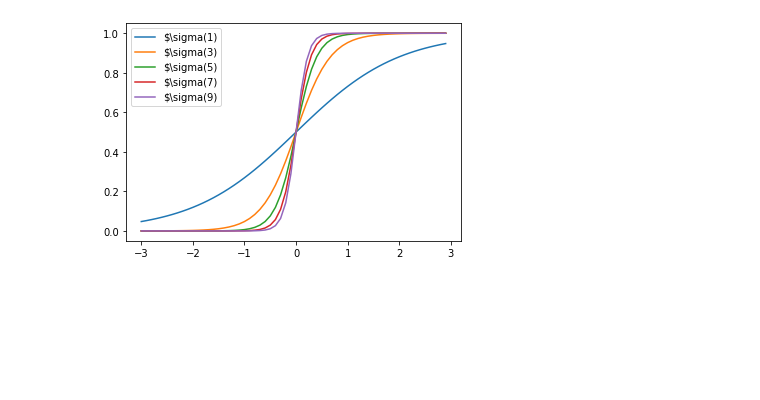
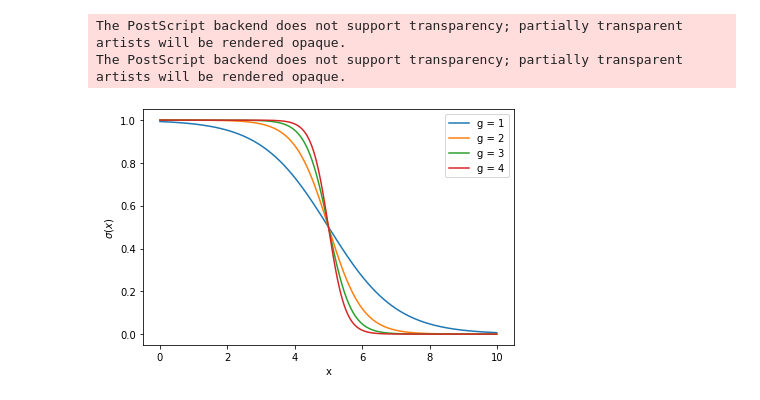
Before and after one commit to Jensbeltman/masterRepo, a Jupyter notebook: scripts/sigmoid_plot.ipynb, the cells around one changed output. Saved outputs shown, nothing was run; the diff lists cells and outputs as text; code cells hidden in the pictures; blank space fills up the shorter version.

```diff
--- a/scripts/sigmoid_plot.ipynb
+++ b/scripts/sigmoid_plot.ipynb
@@ -4,16 +4,23 @@ import numpy as np
 from math import exp
 # %%
 def sig(x,g,c):
-    return 1/(1+exp(-g*(x-c)))
+    return 1-(1/(1+exp(-g*(x-c))))
 
-x = np.arange(-3,3,0.1)
-g = np.arange(1,10,2)
-y = [[sig(xv,gv,0) for xv in x ] for gv in g]
+x = np.arange(0,10,0.01)
+g = np.arange(1,5,1)
+y = [[sig(xv,gv,5) for xv in x ] for gv in g]
 # %%
 for r in y:
     plt.plot(x,r)
 
-plt.legend(["$\sigma$("+str(gv)+")" for gv in g])
+plt.legend(["g = "+str(gv) for gv in g])
+plt.xlabel("x")
+plt.ylabel("$\sigma (x)$")
+plt.title("")
+plt.tight_layout()
+plt.savefig('report/sigmoid.eps', format='eps')
 plt.show()
 # %% [output]
+The PostScript backend does not support transparency; partially transparent artists will be rendered opaque.
+The PostScript backend does not support transparency; partially transparent artists will be rendered opaque.
-[figure, old version]
+[figure, new version]
```
Also changed, not shown: parts of 1 cell of this notebook, 26 other files.
